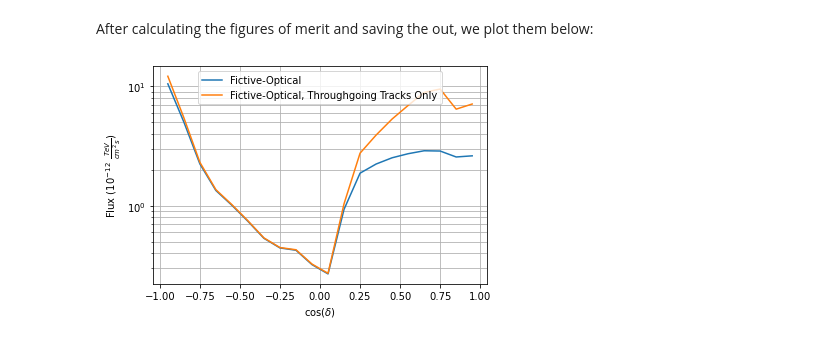
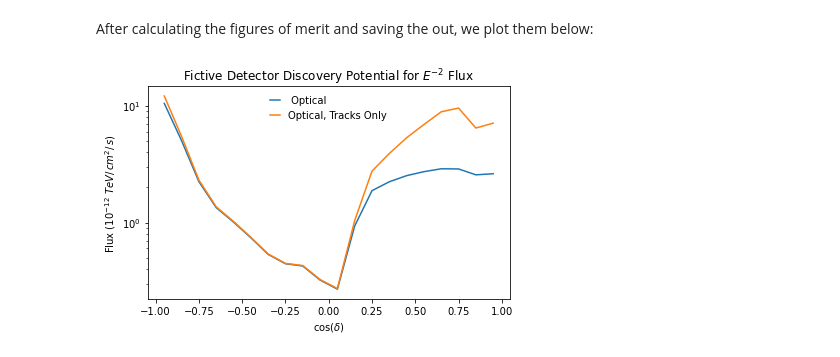
Before and after one commit to icecube/toise, a Jupyter notebook: notebooks/tutorials/002-Transient_Population_Sensitivity.ipynb, the cells around one changed output. Saved outputs shown, nothing was run; the diff lists cells and outputs as text; code cells hidden in the pictures.

```diff
--- a/notebooks/tutorials/002-Transient_Population_Sensitivity.ipynb
+++ b/notebooks/tutorials/002-Transient_Population_Sensitivity.ipynb
@@ -3,6 +3,8 @@ In the previous tutorial, you learned how to use install the analysis framework
 # %%
 %matplotlib inline
 from matplotlib import pyplot as plt
+from matplotlib import style
+style.use("../../figures/toise.mplstyle")
 import numpy as np
 from functools import partial
 from toise import factory, diffuse, surface_veto, pointsource, grb, multillh, plotting
@@ -173,14 +171,17 @@ INFO:root:ns: 2.4 nb: 7.7
 After calculating the figures of merit and saving the out, we plot them below:
 # %%
 midpoints=(factory.default_cos_theta_bins[:-1]+factory.default_cos_theta_bins[1:])/2
-plt.plot(midpoints,outdat1[:-1,0],label="Fictive Optical")
-plt.plot(midpoints,outdat2[:-1,0],label="Fictive Optical, Throughgoing Tracks Only")
-plt.yscale("log")
-plt.legend(loc="upper center")
-plt.grid(which="both")
-plt.xlabel(r"cos($\delta$)")
-plt.ylabel(r"Flux ($10^{-12}\,\, \frac{TeV}  {cm^2 \, s}$)")
-# plt.savefig("ps_disco.pdf")
-plt.show()
+
+fig = plt.figure(figsize=(6, 4))
+ax = fig.subplots()
+ax.plot(midpoints,outdat1[:-1,0],label=" Optical")
+ax.plot(midpoints,outdat2[:-1,0],label="Optical, Tracks Only")
+ax.set_yscale("log")
+ax.legend(loc="upper center")
+ax.set_xlabel(r"cos($\delta$)")
+ax.set_ylabel(r"Flux ($10^{-12}\,\, TeV/\,cm^2/\,s}$)")
+ax.set_title(r'Fictive Detector Discovery Potential for $E^{-2}$ Flux')
+plt.tight_layout()
+fig.savefig('ps_disco.pdf')
 # %% [output]
-[figure, old version]
+[figure, new version]
```
Also changed, not shown: parts of 5 cells of this notebook, 2 other files.
